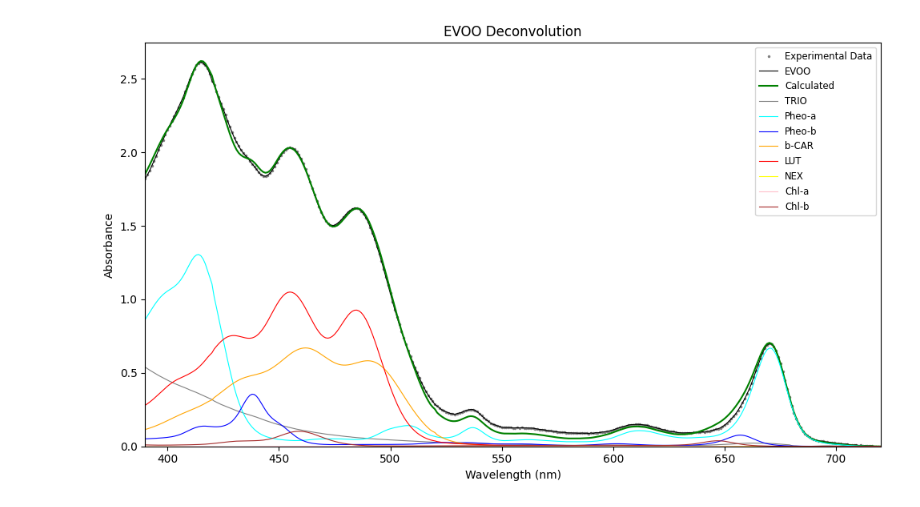
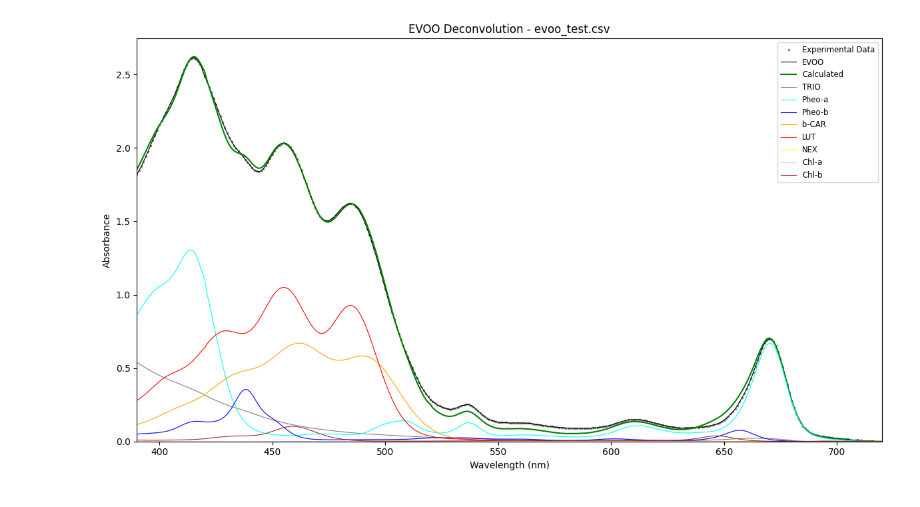
Before and after one commit to skashyapsri/Absorbance-Prediction-Using-ML, a Jupyter notebook: Numerical_Deconvolution_Method.ipynb, the cells around one changed output. Cells and saved outputs as stored; diff of their text form; code cells hidden in the pictures.

```diff
--- a/Numerical_Deconvolution_Method.ipynb
+++ b/Numerical_Deconvolution_Method.ipynb
@@ -5,28 +5,20 @@ import pandas as pd
 import numpy as np
 import matplotlib.pyplot as plt
 from scipy import interpolate
-import numpy as np
-import pandas as pd
-import matplotlib.pyplot as plt
-import seaborn as sns
-from sklearn.model_selection import train_test_split, cross_val_score
-from sklearn.preprocessing import StandardScaler
-from sklearn.decomposition import PCA
-from sklearn.cross_decomposition import PLSRegression
-from sklearn.neighbors import KNeighborsRegressor
-from sklearn.linear_model import LinearRegression
-from sklearn.tree import DecisionTreeRegressor
-from sklearn.ensemble import RandomForestRegressor
-from sklearn.metrics import mean_squared_error, r2_score
-
-evoo_samples = pd.read_csv('https://raw.githubusercontent.com/sandroj87/EVOODec/refs/heads/main/evoodec/spectra/evoo_test.csv', delimiter=';')
-pigments_data = pd.read_csv('https://raw.githubusercontent.com/sandroj87/EVOODec/refs/heads/main/evoodec/pigments/pigments.csv', delimiter=';', comment='#')
-evoo_samples.columns = ['Wavelength', 'Absorbance']
-pigments_data = pigments_data.rename(columns={'Wavelength (nm)': 'Wavelength'})
 
 EVOO_DENSITY = 0.91
-COLORS = ['gray', 'cyan', 'blue', 'orange', 'red', 'yellow',
-              'pink', 'brown']
+COLORS = ['gray', 'cyan', 'blue', 'orange', 'red', 'yellow', 'pink', 'brown']
+
+datasets = [
+    'https://raw.githubusercontent.com/sandroj87/EVOODec/refs/heads/main/evoodec/spectra/evoo_test.csv',
+    'https://raw.githubusercontent.com/sandroj87/EVOODec/refs/heads/main/evoodec/spectra/fresh_evoo.csv',
+    'https://raw.githubusercontent.com/sandroj87/EVOODec/refs/heads/main/evoodec/spectra/mais_seed_oil.csv',
+    'https://raw.githubusercontent.com/sandroj87/EVOODec/refs/heads/main/evoodec/spectra/monocultivar_frantoio.csv',
+    'https://raw.githubusercontent.com/sandroj87/EVOODec/refs/heads/main/evoodec/spectra/rapeseed_oil.csv'
+]
+
+pigments_data = pd.read_csv('https://raw.githubusercontent.com/sandroj87/EVOODec/refs/heads/main/evoodec/pigments/pigments.csv', delimiter=';', comment='#')
+pigments_data = pigments_data.rename(columns={'Wavelength (nm)': 'Wavelength'})
 
 def processSpectra(evoo_samples, pigments_data):
     X_EVOO = evoo_samples['Wavelength'].values
@@ -52,11 +44,11 @@ def processSpectra(evoo_samples, pigments_data):
 
     return X_REF, EPS_REF, X_REF, ABS_EVOO_interp
 
-def plot(X_EVOO, ABS_EVOO, FILTER, X_REF, EPS_REF, ABS_CALC=None, ABS_CALC_CONTR=None):
-    fig = plt.figure(figsize=(10, 6), dpi=100)  # Increased figure size for better legend visibility
+def plot(X_EVOO, ABS_EVOO, FILTER, X_REF, EPS_REF, ABS_CALC=None, ABS_CALC_CONTR=None, title=''):
+    fig = plt.figure(figsize=(12, 7), dpi=100)
     plt.xlabel('Wavelength (nm)')
     plt.ylabel('Absorbance')
-    plt.title('EVOO Deconvolution')
+    plt.title(f'EVOO Deconvolution - {title}')
     plt.xlim(np.min(X_EVOO), np.max(X_EVOO))
     plt.ylim(0, np.max(ABS_EVOO)+np.max(ABS_EVOO)*0.05)
 
@@ -73,19 +65,12 @@ def plot(X_EVOO, ABS_EVOO, FILTER, X_REF, EPS_REF, ABS_CALC=None, ABS_CALC_CONTR
             plt.plot(X_REF, ABS_CALC_CONTR[:, i], linewidth=0.8, color=COLORS[i],
                      label=f'{PIGMENTS[i]}')
 
-    plt.legend(loc='best', fontsize='small')  # Add legend with automatic positioning
+    plt.legend(loc='best', fontsize='small')
     plt.tight_layout()
     plt.show()
 
 def deconvolve(X, EPS_REF, ABS_EVOO, MW):
-    print("Executing deconvolution...")
-    print(f"Shape of X: {X.shape}")
-    print(f"Shape of EPS_REF: {EPS_REF.shape}")
-    print(f"Shape of ABS_EVOO: {ABS_EVOO.shape}")
-    print(f"Shape of MW: {MW.shape}")
-
     N_PIGMENTS = np.shape(EPS_REF)[1]
-    print("Computing the overlap matrix...")
     ovlp = np.zeros((N_PIGMENTS, N_PIGMENTS))
     for i in range(N_PIGMENTS):
         for j in range(i, N_PIGMENTS):
@@ -93,33 +78,25 @@ def deconvolve(X, EPS_REF, ABS_EVOO, MW):
             ovlp[i, j] = np.trapz(prod, X[::-1])
     ovlp = ovlp+ovlp.T-np.eye(N_PIGMENTS)*np.diag(ovlp)
 
-    print("Diagonalizing the overlap matrix...")
     eigval, eigvec = np.linalg.eigh(ovlp, UPLO='U')
 
     check = np.where(eigval == 0)[0]
     if (len(check) > 0):
-        msg = "\nError!\n%d eigenvalues are zero\nDeconvolution is not possibile!\n" % len(
-            check)
+        msg = f"\nError!\n{len(check)} eigenvalues are zero\nDeconvolution is not possible!\n"
         print(msg)
         return np.zeros(N_PIGMENTS)
 
-    print("Computing eigenvectors for the new base ...")
-    print(np.shape(EPS_REF))
     base = np.einsum('ri,jr->ji', eigvec, EPS_REF)
 
-    print("Computing SV coefficients...")
     gamma = np.zeros(N_PIGMENTS)
     for i in range(N_PIGMENTS):
         gamma[i] = -np.trapz(base[:, i]*ABS_EVOO/eigval[i], X)
 
-    print("Computing pigments' concentrations...")
     concmol = np.einsum('k,ik->i', gamma, eigvec)
 
     return concmol
 
-
 def printResults(ABS_EVOO, ABS_CALC, PIGMENTS, concppm, txt):
-    # R^2 fitting
     ave = np.average(ABS_EVOO)
     Rsq = 1 - np.sum((ABS_EVOO - ABS_CALC)**2) / np.sum((ABS_EVOO - ave)**2)
 
@@ -136,32 +113,33 @@ def printResults(ABS_EVOO, ABS_CALC, PIGMENTS, concppm, txt):
     total_conc = np.sum(concppm[concppm < 1e4])
     print(f'PIGMENT TOTAL = {total_conc:9.3f} mg/kg')
 
-print("Check spectra...")
-X_REF, EPS_REF, X_EVOO, ABS_EVOO = processSpectra(evoo_samples, pigments_data)
+def analyze_dataset(file_url, pigments_data):
+    print(f"\nAnalyzing dataset: {file_url.split('/')[-1]}")
+    evoo_samples = pd.read_csv(file_url, delimiter=';')
+    evoo_samples.columns = ['Wavelength', 'Absorbance']
 
-print("Apply pigment filter...")
-PIGMENTS = pigments_data.columns[1:].tolist()
-MW = pigments_data.iloc[0, 1:].astype(float).values
-FILTER = np.ones(len(PIGMENTS), dtype=bool)
+    X_REF, EPS_REF, X_EVOO, ABS_EVOO = processSpectra(evoo_samples, pigments_data)
 
-print("Call deconvolution function...")
-try:
-    concmol = deconvolve(X_REF, EPS_REF, ABS_EVOO, MW)
-    concppm = concmol * MW * 1000 / EVOO_DENSITY
+    PIGMENTS = pigments_data.columns[1:].tolist()
+    MW = pigments_data.iloc[0, 1:].astype(float).values
+    FILTER = np.ones(len(PIGMENTS), dtype=bool)
 
-    print("\nReconstructing deconvolved spectrum and calculating residues ...")
-    ABS_CALC_CONTR = EPS_REF*concmol
-    ABS_CALC = np.einsum('ik,k->i', EPS_REF, concmol)
+    try:
+        concmol = deconvolve(X_REF, EPS_REF, ABS_EVOO, MW)
+        concppm = concmol * MW * 1000 / EVOO_DENSITY
 
-    printResults(ABS_EVOO, ABS_CALC, PIGMENTS, concppm, 'AUTO FITTING')
+        ABS_CALC_CONTR = EPS_REF*concmol
+        ABS_CALC = np.einsum('ik,k->i', EPS_REF, concmol)
 
-    print("Plotting deconvolution results...")
-    plot(X_EVOO, ABS_EVOO, FILTER, X_REF, EPS_REF, ABS_CALC, ABS_CALC_CONTR)
+        printResults(ABS_EVOO, ABS_CALC, PIGMENTS, concppm, 'AUTO FITTING')
 
+        plot(X_EVOO, ABS_EVOO, FILTER, X_REF, EPS_REF, ABS_CALC, ABS_CALC_CONTR, title=file_url.split('/')[-1])
 
+    except ValueError as e:
+        print(f"An error occurred during deconvolution: {e}")
+        plot(X_EVOO, ABS_EVOO, FILTER, X_REF, EPS_REF, title=file_url.split('/')[-1])
 
-except ValueError as e:
-    print(f"An error occurred during deconvolution: {e}")
-    print("Plotting original data without deconvolution...")
-    plot(X_EVOO, ABS_EVOO, FILTER, X_REF, EPS_REF)
+# Analyze all datasets
+for dataset in datasets:
+    analyze_dataset(dataset, pigments_data)
 # %% [output]
@@ -185 +161 @@ Plotting deconvolution results...
-[figure, old version]
+[figure, new version]
```
Also changed, not shown: parts of 1 cell of this notebook.
